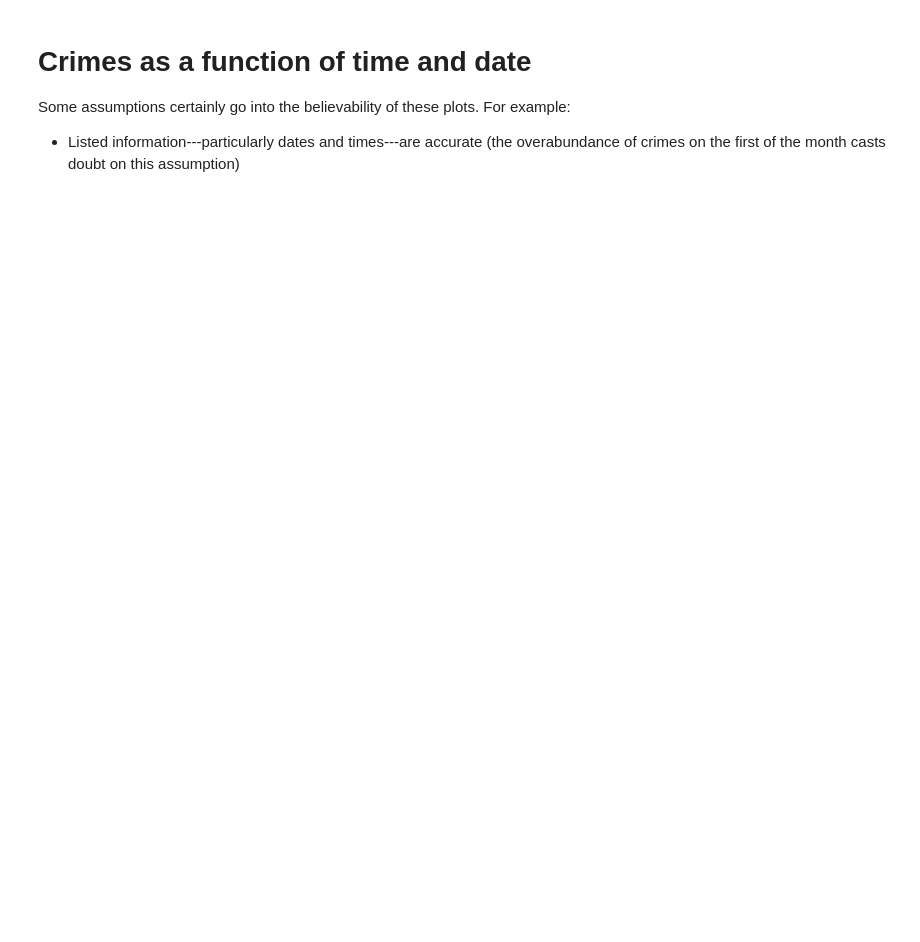
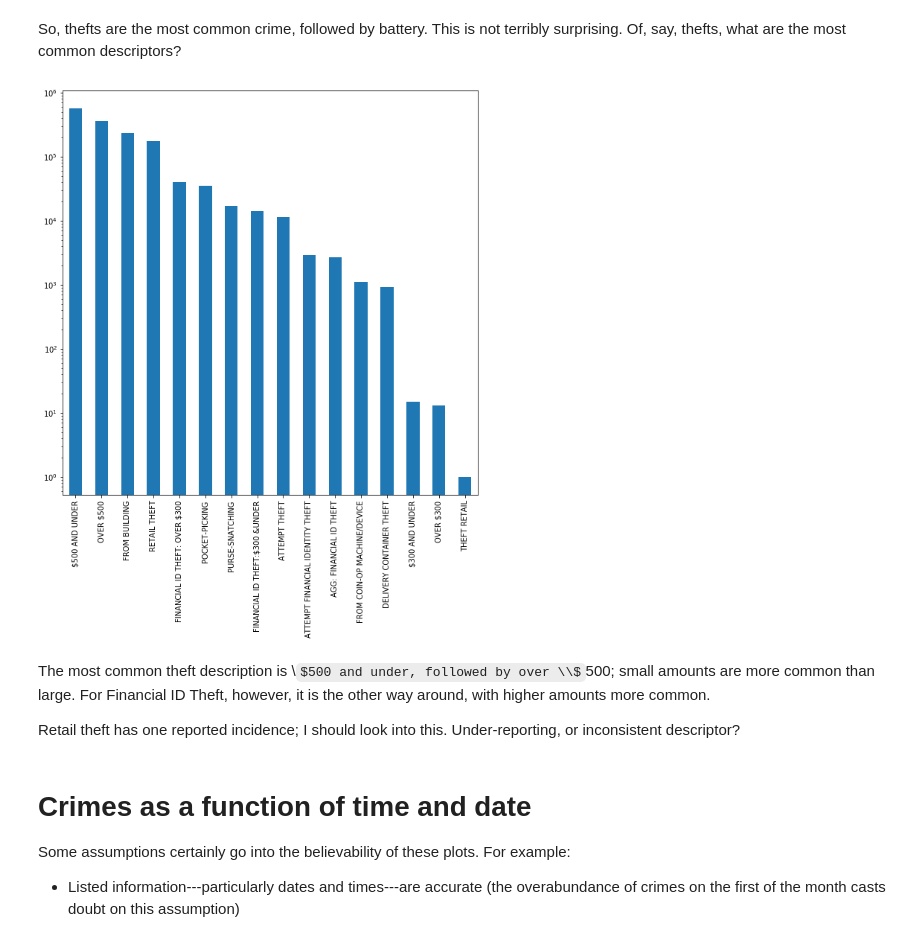
Before and after one commit to emapple/chicago-crime, a Jupyter notebook: Chicago-crime.ipynb, the cells around one changed output. Drawn from its saved outputs; the diff is of its cells as text; code cells hidden in the pictures; some formulas as TeX source; blank space fills up the shorter version.

```diff
--- a/Chicago-crime.ipynb
+++ b/Chicago-crime.ipynb
@@ -18,3 +99,16 @@ crimedata = read_data(filename)
+# %% [markdown]
+So, thefts are the most common crime, followed by battery. This is not terribly surprising. Of, say, thefts, what are the most common descriptors?
+# %%
+fig, ax = plt.subplots(1, 1)
+fig.set_size_inches(10, 10)
+crimedata[crimedata['Primary Type'] == 'THEFT']['Description'].value_counts().plot(kind='bar', ax=ax)
+ax.set_yscale('log')
+# %% [output]
+[figure, added]
+# %% [markdown]
+The most common theft description is \\$500 and under, followed by over \\$500; small amounts are more common than large. For Financial ID Theft, however, it is the other way around, with higher amounts more common.
+
+Retail theft has one reported incidence; I should look into this. Under-reporting, or inconsistent descriptor?
 # %% [markdown]
 # Crimes as a function of time and date
 
```
Also changed, not shown: parts of 33 cells of this notebook.
